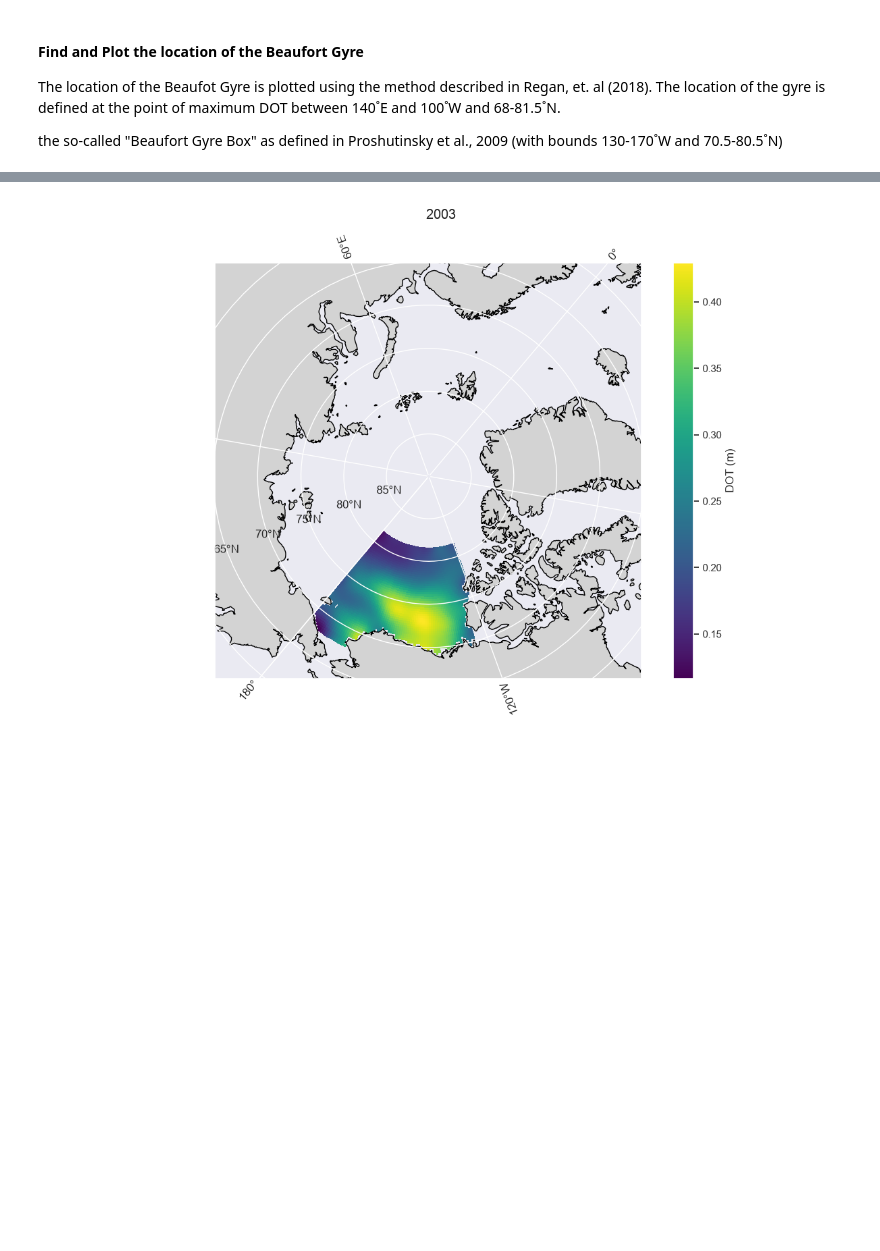
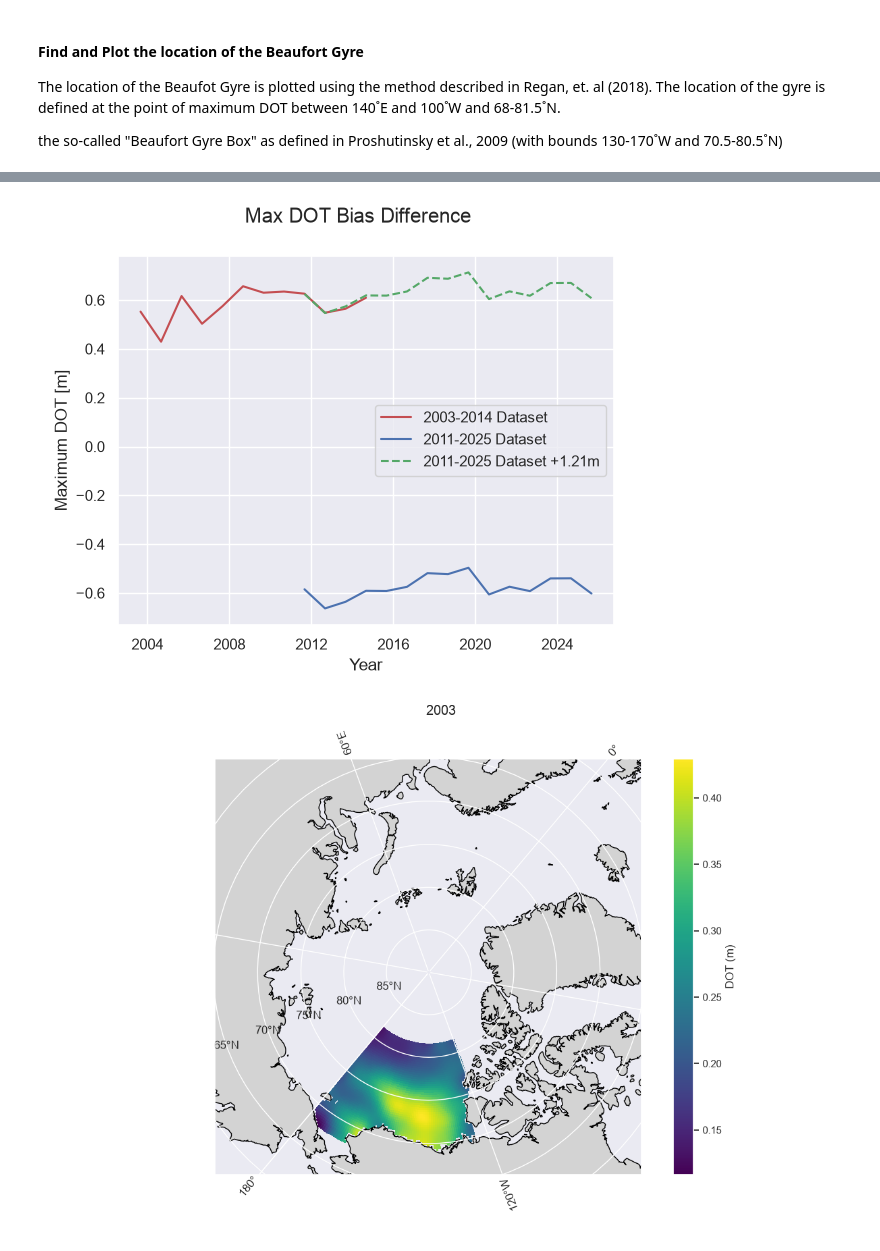
Before and after one commit to ben-sprague/3D-TEA-BAG, a Jupyter notebook: gyre_location.ipynb, the cells around one changed output, grey strips where cells are left out. Drawn from its saved outputs; the diff is of its cells as text; code cells hidden in the pictures; blank space fills up the shorter version.

```diff
--- a/gyre_location.ipynb
+++ b/gyre_location.ipynb
@@ -276,3 +276,16 @@ plt.show()
+# %%
+#Plot max DOT bias between datasets
+bias_fig = plt.figure()
+plt.plot(old_bg_ds['time'], np.nanmax(old_bg_ds['DOT'].values, axis = (0,1)), 'r-', label = '2003-2014 Dataset')
+plt.plot(new_bg_ds['time'], np.nanmax(new_bg_ds['DOT'].values, axis = (1,2)), 'b-', label = '2011-2025 Dataset')
+plt.plot(new_bg_ds['time'], np.nanmax(new_bg_ds['DOT'].values, axis = (1,2))+1.21, 'g--', label = '2011-2025 Dataset +1.21m')
+plt.legend()
+plt.suptitle("Max DOT Bias Difference")
+plt.xlabel("Year")
+plt.ylabel("Maximum DOT [m]")
+plt.show()
+# %% [output]
+[figure, new version]
 # %%
 if True:
     #Plot single year DOT
```
Also changed, not shown: parts of 7 cells of this notebook.
